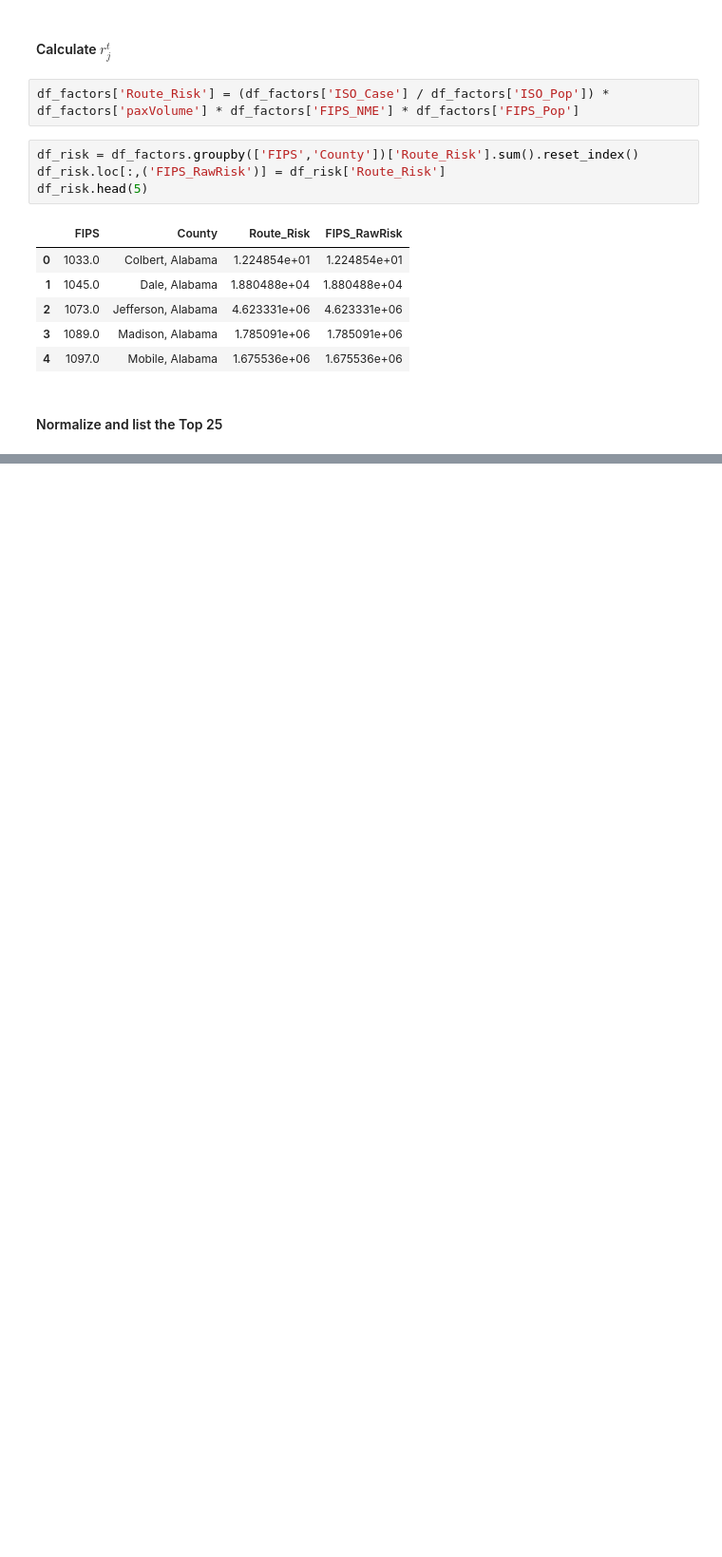
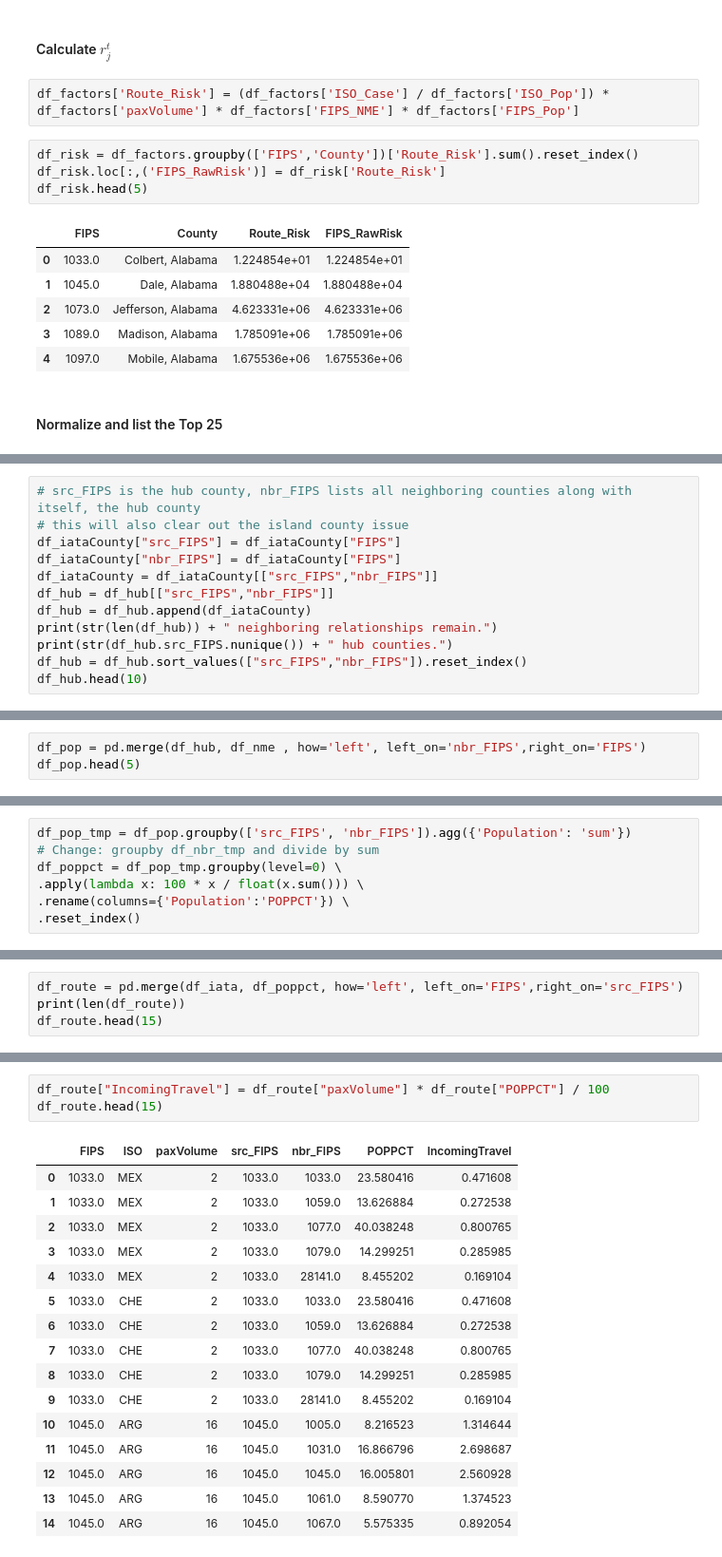
Before and after one commit to enshengdong/measles, a Jupyter notebook: Measles_Risk_County.ipynb, the cells around one changed output, grey strips where cells are left out. Shown: that part at 95% size. Saved outputs shown, nothing was run; the diff lists cells and outputs as text; blank space fills up the shorter version.

```diff
--- a/Measles_Risk_County.ipynb
+++ b/Measles_Risk_County.ipynb
@@ -263,0 +334,12 @@ result.to_csv(output_csv, index=False, encoding='utf-8')
+# %%
+# src_FIPS is the hub county, nbr_FIPS lists all neighboring counties along with itself, the hub county
+# this will also clear out the island county issue
+df_iataCounty["src_FIPS"] = df_iataCounty["FIPS"]
+df_iataCounty["nbr_FIPS"] = df_iataCounty["FIPS"]
+df_iataCounty = df_iataCounty[["src_FIPS","nbr_FIPS"]]
+df_hub = df_hub[["src_FIPS","nbr_FIPS"]]
+df_hub = df_hub.append(df_iataCounty)
+print(str(len(df_hub)) + " neighboring relationships remain.")
+print(str(df_hub.src_FIPS.nunique()) + " hub counties.")
+df_hub = df_hub.sort_values(["src_FIPS","nbr_FIPS"]).reset_index()
+df_hub.head(10)
@@ -263,0 +362,3 @@ result.to_csv(output_csv, index=False, encoding='utf-8')
+# %%
+df_pop = pd.merge(df_hub, df_nme , how='left', left_on='nbr_FIPS',right_on='FIPS')
+df_pop.head(5)
@@ -263,0 +374,7 @@ result.to_csv(output_csv, index=False, encoding='utf-8')
+# %%
+df_pop_tmp = df_pop.groupby(['src_FIPS', 'nbr_FIPS']).agg({'Population': 'sum'})
+# Change: groupby df_nbr_tmp and divide by sum
+df_poppct = df_pop_tmp.groupby(level=0) \
+.apply(lambda x: 100 * x / float(x.sum())) \
+.rename(columns={'Population':'POPPCT'}) \
+.reset_index()
@@ -263,0 +413,4 @@ result.to_csv(output_csv, index=False, encoding='utf-8')
+# %%
+df_route = pd.merge(df_iata, df_poppct, how='left', left_on='FIPS',right_on='src_FIPS')
+print(len(df_route))
+df_route.head(15)
@@ -263,0 +435,20 @@ result.to_csv(output_csv, index=False, encoding='utf-8')
+# %%
+df_route["IncomingTravel"] = df_route["paxVolume"] * df_route["POPPCT"] / 100
+df_route.head(15)
+# %% [output]
+|  | FIPS | ISO | paxVolume | src_FIPS | nbr_FIPS | POPPCT | IncomingTravel |
+| 0 | 1033.0 | MEX | 2 | 1033.0 | 1033.0 | 23.580416 | 0.471608 |
+| 1 | 1033.0 | MEX | 2 | 1033.0 | 1059.0 | 13.626884 | 0.272538 |
+| 2 | 1033.0 | MEX | 2 | 1033.0 | 1077.0 | 40.038248 | 0.800765 |
+| 3 | 1033.0 | MEX | 2 | 1033.0 | 1079.0 | 14.299251 | 0.285985 |
+| 4 | 1033.0 | MEX | 2 | 1033.0 | 28141.0 | 8.455202 | 0.169104 |
+| 5 | 1033.0 | CHE | 2 | 1033.0 | 1033.0 | 23.580416 | 0.471608 |
+| 6 | 1033.0 | CHE | 2 | 1033.0 | 1059.0 | 13.626884 | 0.272538 |
+| 7 | 1033.0 | CHE | 2 | 1033.0 | 1077.0 | 40.038248 | 0.800765 |
+| 8 | 1033.0 | CHE | 2 | 1033.0 | 1079.0 | 14.299251 | 0.285985 |
+| 9 | 1033.0 | CHE | 2 | 1033.0 | 28141.0 | 8.455202 | 0.169104 |
+| 10 | 1045.0 | ARG | 16 | 1045.0 | 1005.0 | 8.216523 | 1.314644 |
+| 11 | 1045.0 | ARG | 16 | 1045.0 | 1031.0 | 16.866796 | 2.698687 |
+| 12 | 1045.0 | ARG | 16 | 1045.0 | 1045.0 | 16.005801 | 2.560928 |
+| 13 | 1045.0 | ARG | 16 | 1045.0 | 1061.0 | 8.590770 | 1.374523 |
+| 14 | 1045.0 | ARG | 16 | 1045.0 | 1067.0 | 5.575335 | 0.892054 |
```
Also changed, not shown: parts of 40 cells of this notebook.
